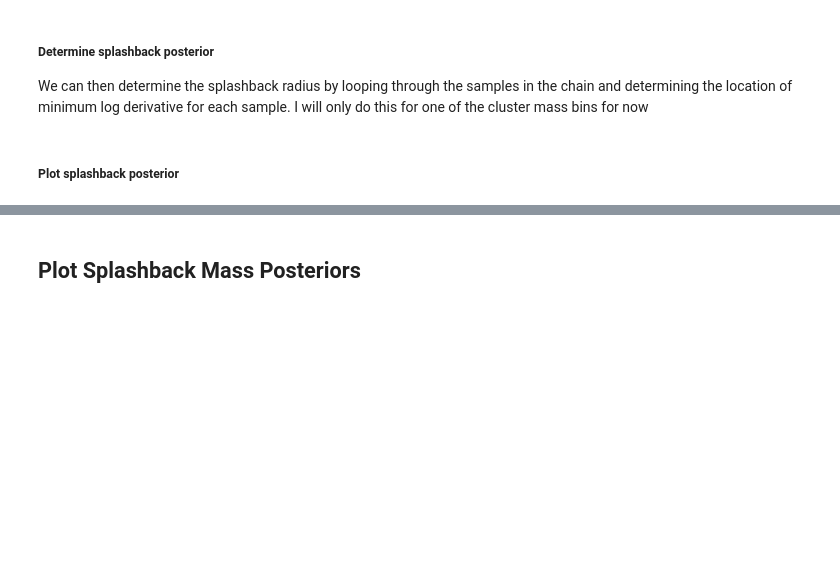
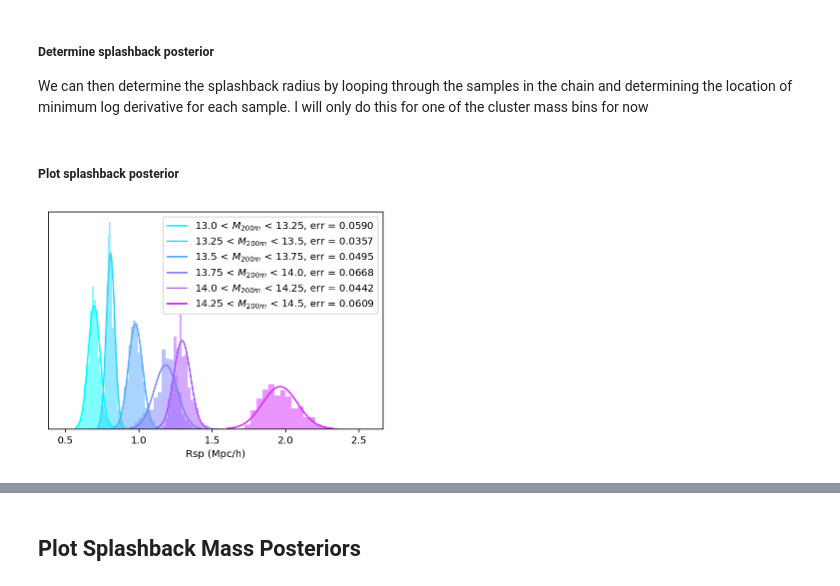
Before and after one commit to liunicholas6/miscentered-clusters, a Jupyter notebook: notebooks/tng_galaxy_profile-D22.ipynb, the cells around one changed output, grey strips where cells are left out. Drawn from its saved outputs; the diff is of its cells as text; code cells hidden in the pictures; blank space fills up the shorter version.

```diff
--- a/notebooks/tng_galaxy_profile-D22.ipynb
+++ b/notebooks/tng_galaxy_profile-D22.ipynb
@@ -204,19 +212,19 @@ You will also need to specify a `basepath` for Multinest to run the sampler. I h
 
 The output of the fit is an $11 \times N$ dimensional array where $N$ is the number of multinest samples (multinest determines this based on convergence criterion). The first 9 columns are the DK14 model parameters. The 10th column is the weights and the 11th is the negative log likelihood. So to find the best fit we find the sample with minimum negative log likelihood. In practice we should run a dedicated minimizer afterwards, but this is good enough for now.
 # %%
-from splashback_tools.profiles.mc_chain import McChain
+# from splashback_tools.profiles.mc_chain import McChain
 
-# Lambda expression to reformat profiles to input expected by fit_DK_14 function
-get_data_vec = lambda prof: (prof['r'], prof['dens'], prof['cov'])
-basepath = '/home/liunicholas6/projects/miscentered-clusters/splashback_tools/multinest_samples'
+# # Lambda expression to reformat profiles to input expected by fit_DK_14 function
+# get_data_vec = lambda prof: (prof['r'], prof['dens'], prof['cov'])
+# basepath = '/home/liunicholas6/projects/miscentered-clusters/splashback_tools/multinest_samples'
 
-def fit_profile(mbin):
-    data_vec = get_data_vec(mbin['prof'])
-    fit = fit_profs.fit_profile(data_vec, basepath, is_2d = True)
-    theta = fit[0:9].T
-    loglikes = fit[-1]
-    weights = fit[-2]
-    mbin['chain'] = McChain(weights, loglikes, theta = theta)
+# def fit_profile(mbin):
+#     data_vec = get_data_vec(mbin['prof'])
+#     fit = fit_profs.fit_profile(data_vec, basepath, is_2d = True)
+#     theta = fit[0:9].T
+#     loglikes = fit[-1]
+#     weights = fit[-2]
+#     mbin['chain'] = McChain(weights, loglikes, theta = theta)
 
-for mbin in mbins:
-    fit_profile(mbin)
+# for mbin in mbins:
+#     fit_profile(mbin)
@@ -245,9 +231,9 @@ get_data_vec(mbins[0]['prof'])
 # %%
-#Save chains
-import pickle as pkl
-for i, mbin in enumerate(mbins):
-    with open(f"chain{i}.bin", "wb") as file:
-        pkl.dump(mbin['chain'], file)
+# #Save chains
+# import pickle as pkl
+# for i, mbin in enumerate(mbins):
+#     with open(f"chain{i}.bin", "wb") as file:
+#         pkl.dump(mbin['chain'], file)
 # %%
 #Load chains
 import pickle as pkl
@@ -336,8 +324,11 @@ for mbin in mbins:
 # %%
 ax = plt.gca()
 ax.set_xlabel("Rsp (Mpc/h)")
-for i, mbin in enumerate(mbins):
-    mbin['chain'].plot_1d_posterior('rsp', ax, label = mbin['bounds'], color = mbin['color'])
+for mbin in mbins:
+    chain = mbin['chain']
+    chain.plot_1d_posterior('rsp', ax, label = f"{mbin['bounds']}, err = {chain.error('rsp'):.4f}", color = mbin['color'])
+# %% [output]
+[figure, added]
 # %%
 from scipy.interpolate import CubicSpline
 
```
Also changed, not shown: parts of 31 cells of this notebook, 36 other files.
